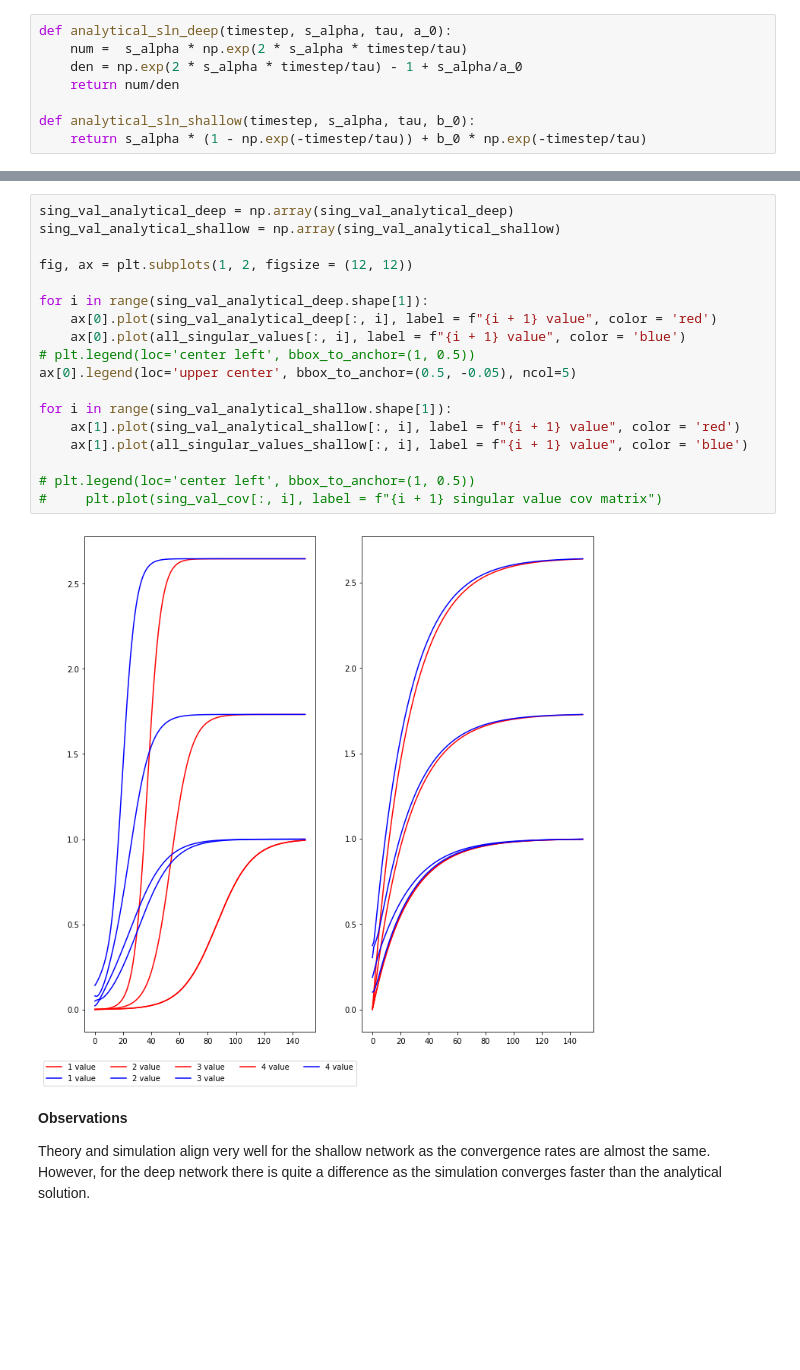
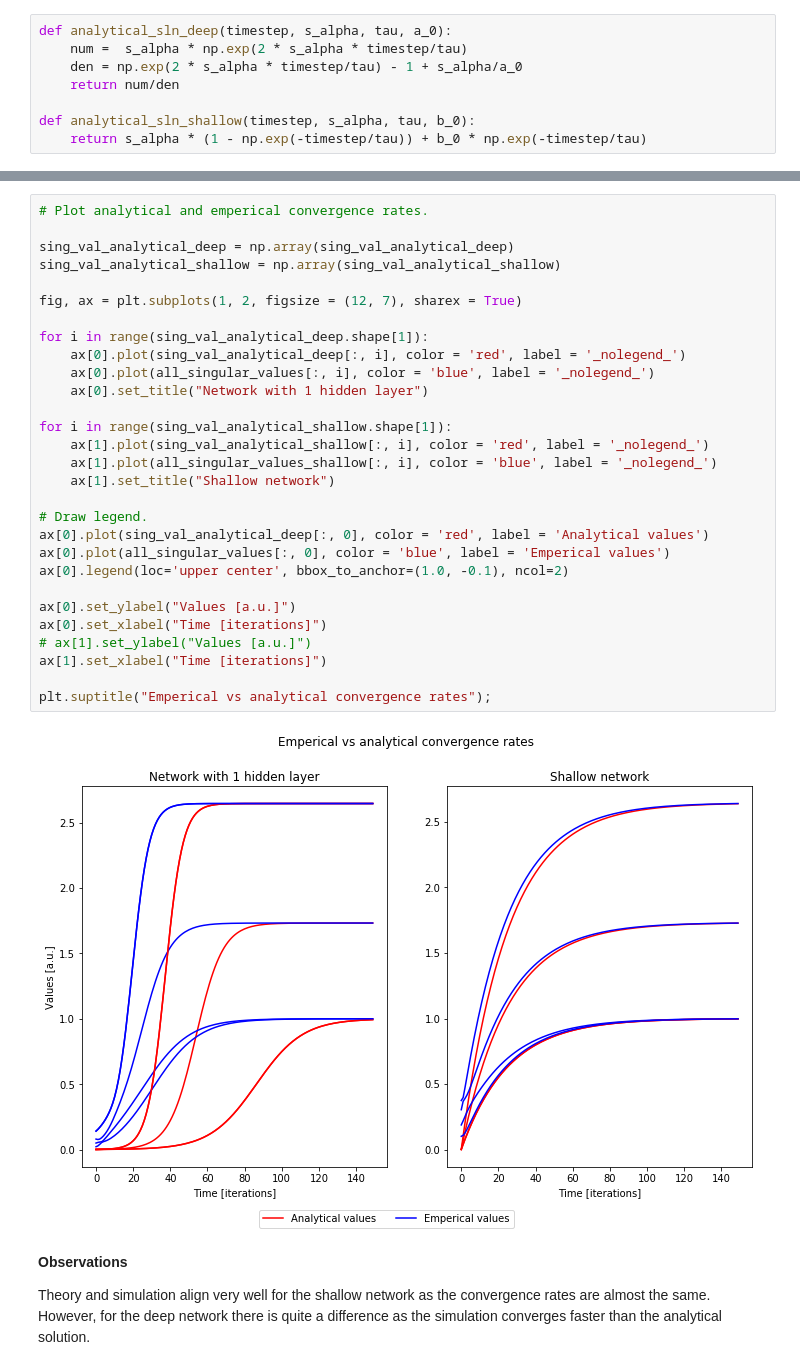
Before and after one commit to DorotheaMueller/mhbf, a Jupyter notebook: skeleton-comp-practical.ipynb, the cells around one changed output, grey strips where cells are left out. Saved outputs shown, nothing was run; the diff lists cells and outputs as text; blank space fills up the shorter version.

```diff
--- a/skeleton-comp-practical.ipynb
+++ b/skeleton-comp-practical.ipynb
@@ -138,25 +140,36 @@ for t in range(int(T/dt)):
     s = analytical_sln_shallow(t * dt, s_alpha, tau, b_0)
     sing_val_analytical_shallow.append(s)
 # %%
+# Plot analytical and emperical convergence rates.
+
 sing_val_analytical_deep = np.array(sing_val_analytical_deep)
 sing_val_analytical_shallow = np.array(sing_val_analytical_shallow)
 
-fig, ax = plt.subplots(1, 2, figsize = (12, 12))
+fig, ax = plt.subplots(1, 2, figsize = (12, 7), sharex = True)
 
 for i in range(sing_val_analytical_deep.shape[1]):
-    ax[0].plot(sing_val_analytical_deep[:, i], label = f"{i + 1} value", color = 'red')
-    ax[0].plot(all_singular_values[:, i], label = f"{i + 1} value", color = 'blue')
-# plt.legend(loc='center left', bbox_to_anchor=(1, 0.5))
-ax[0].legend(loc='upper center', bbox_to_anchor=(0.5, -0.05), ncol=5)
+    ax[0].plot(sing_val_analytical_deep[:, i], color = 'red', label = '_nolegend_')
+    ax[0].plot(all_singular_values[:, i], color = 'blue', label = '_nolegend_')
+    ax[0].set_title("Network with 1 hidden layer")
 
 for i in range(sing_val_analytical_shallow.shape[1]):
-    ax[1].plot(sing_val_analytical_shallow[:, i], label = f"{i + 1} value", color = 'red')
-    ax[1].plot(all_singular_values_shallow[:, i], label = f"{i + 1} value", color = 'blue')
+    ax[1].plot(sing_val_analytical_shallow[:, i], color = 'red', label = '_nolegend_')
+    ax[1].plot(all_singular_values_shallow[:, i], color = 'blue', label = '_nolegend_')
+    ax[1].set_title("Shallow network")
 
-# plt.legend(loc='center left', bbox_to_anchor=(1, 0.5))
-#     plt.plot(sing_val_cov[:, i], label = f"{i + 1} singular value cov matrix")
+# Draw legend.
+ax[0].plot(sing_val_analytical_deep[:, 0], color = 'red', label = 'Analytical values')
+ax[0].plot(all_singular_values[:, 0], color = 'blue', label = 'Emperical values')
+ax[0].legend(loc='upper center', bbox_to_anchor=(1.0, -0.1), ncol=2)
+
+ax[0].set_ylabel("Values [a.u.]")
+ax[0].set_xlabel("Time [iterations]")
+# ax[1].set_ylabel("Values [a.u.]")
+ax[1].set_xlabel("Time [iterations]")
+
+plt.suptitle("Emperical vs analytical convergence rates");
 # %% [output]
-[figure, old version]
+[figure, new version]
 # %% [markdown]
 **Observations**
 
```
Also changed, not shown: parts of 4 cells of this notebook.
